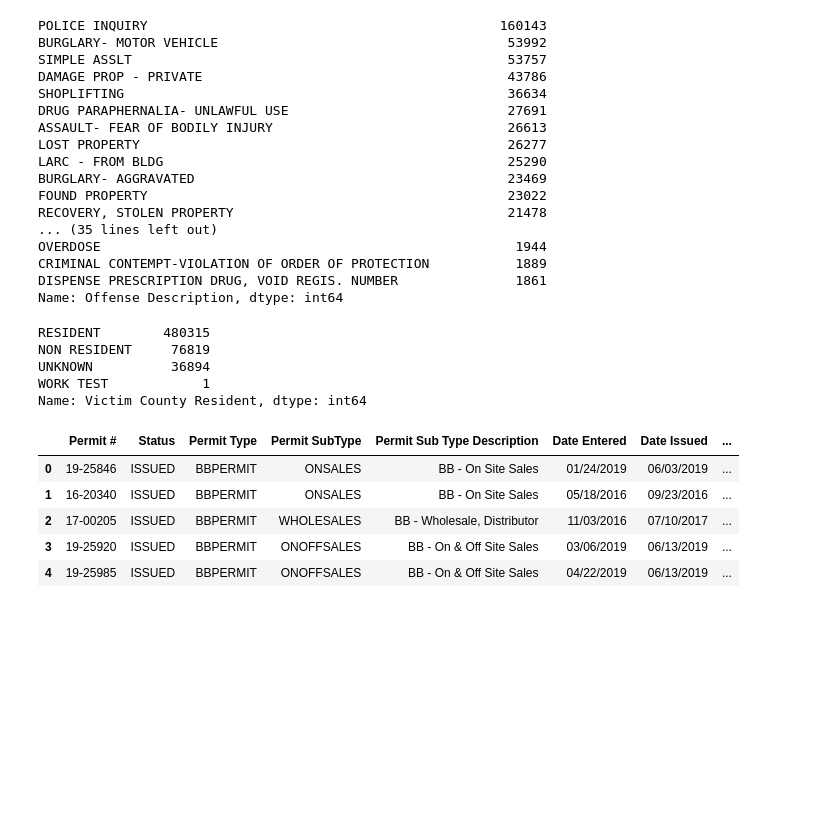
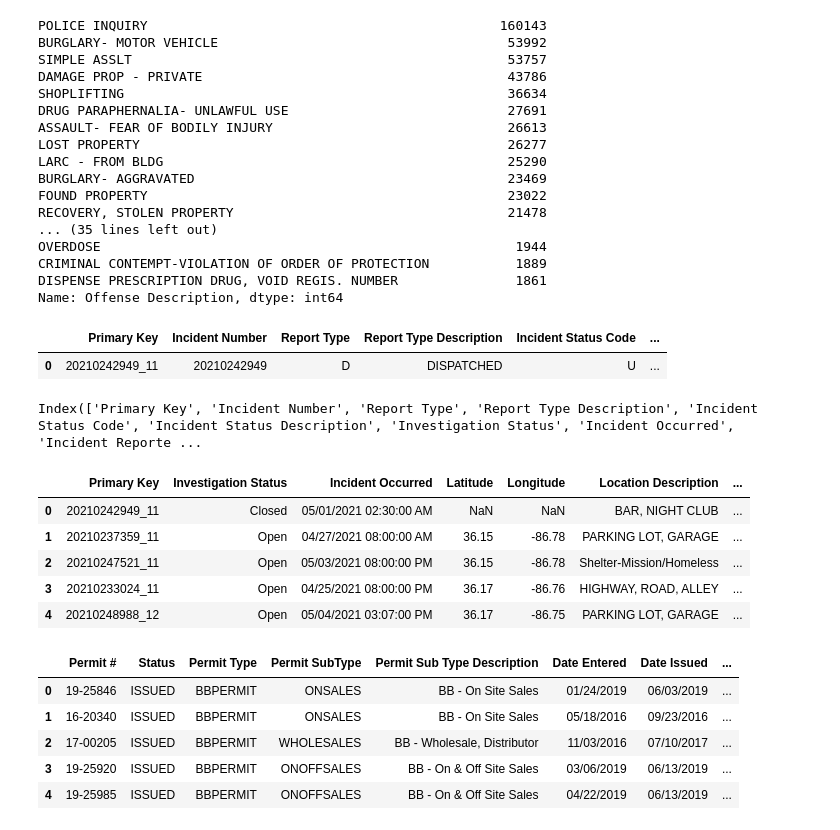
Before and after one commit to matttparker/airbnb-sentiments, a Jupyter notebook: notebooks/data_inspect.ipynb, the cells around one changed output. Saved outputs shown, nothing was run; the diff lists cells and outputs as text; code cells hidden in the pictures; blank space fills up the shorter version.

```diff
--- a/notebooks/data_inspect.ipynb
+++ b/notebooks/data_inspect.ipynb
@@ -202,14 +202,27 @@ OVERDOSE                                                     1944
 CRIMINAL CONTEMPT-VIOLATION OF ORDER OF PROTECTION           1889
 DISPENSE PRESCRIPTION DRUG, VOID REGIS. NUMBER               1861
 Name: Offense Description, dtype: int64
-# %%
-crime['Victim County Resident'].value_counts(ascending=False).head(50)
-# %% [output]
-RESIDENT        480315
-NON RESIDENT     76819
-UNKNOWN          36894
-WORK TEST            1
-Name: Victim County Resident, dtype: int64
+# %%
+crime.head(1)
+# %% [output]
+|  | Primary Key | Incident Number | Report Type | Report Type Description | Incident Status Code | ... |
+| 0 | 20210242949_11 | 20210242949 | D | DISPATCHED | U | ... |
+# %%
+crime.columns
+# %% [output]
+Index(['Primary Key', 'Incident Number', 'Report Type', 'Report Type Description', 'Incident Status Code', 'Incident Status Description', 'Investigation Status', 'Incident Occurred', 'Incident Reporte ...
+# %%
+crime = crime[['Primary Key', 'Investigation Status', 'Incident Occurred', 'Latitude', 'Longitude',
+               'Location Description', 'Victim County Resident', 'Mapped Location']]
+# %%
+crime.head()
+# %% [output]
+|  | Primary Key | Investigation Status | Incident Occurred | Latitude | Longitude | Location Description | ... |
+| 0 | 20210242949_11 | Closed | 05/01/2021 02:30:00 AM | NaN | NaN | BAR, NIGHT CLUB | ... |
+| 1 | 20210237359_11 | Open | 04/27/2021 08:00:00 AM | 36.15 | -86.78 | PARKING LOT, GARAGE | ... |
+| 2 | 20210247521_11 | Open | 05/03/2021 08:00:00 PM | 36.15 | -86.78 | Shelter-Mission/Homeless | ... |
+| 3 | 20210233024_11 | Open | 04/25/2021 08:00:00 PM | 36.17 | -86.76 | HIGHWAY, ROAD, ALLEY | ... |
+| 4 | 20210248988_12 | Open | 05/04/2021 03:07:00 PM | 36.17 | -86.75 | PARKING LOT, GARAGE | ... |
 # %%
 beer_permits = pd.read_csv('../data/Beer_Permit_Locations.csv')
 # %%
```
Also changed, not shown: parts of 2 cells of this notebook, 1 other file.
